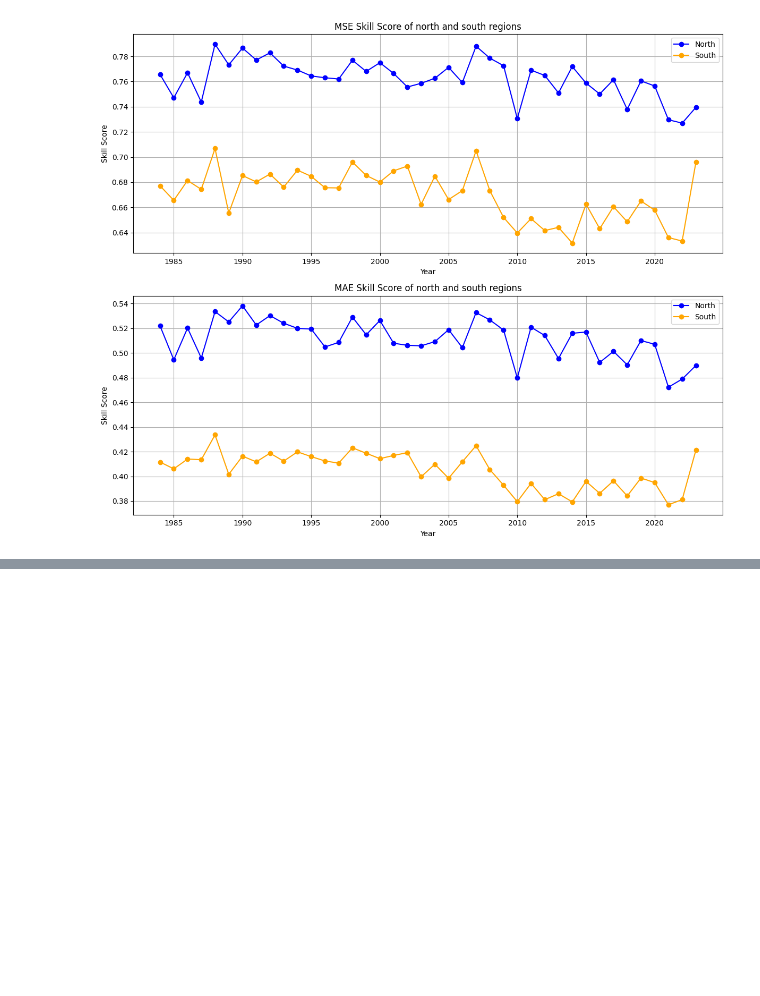
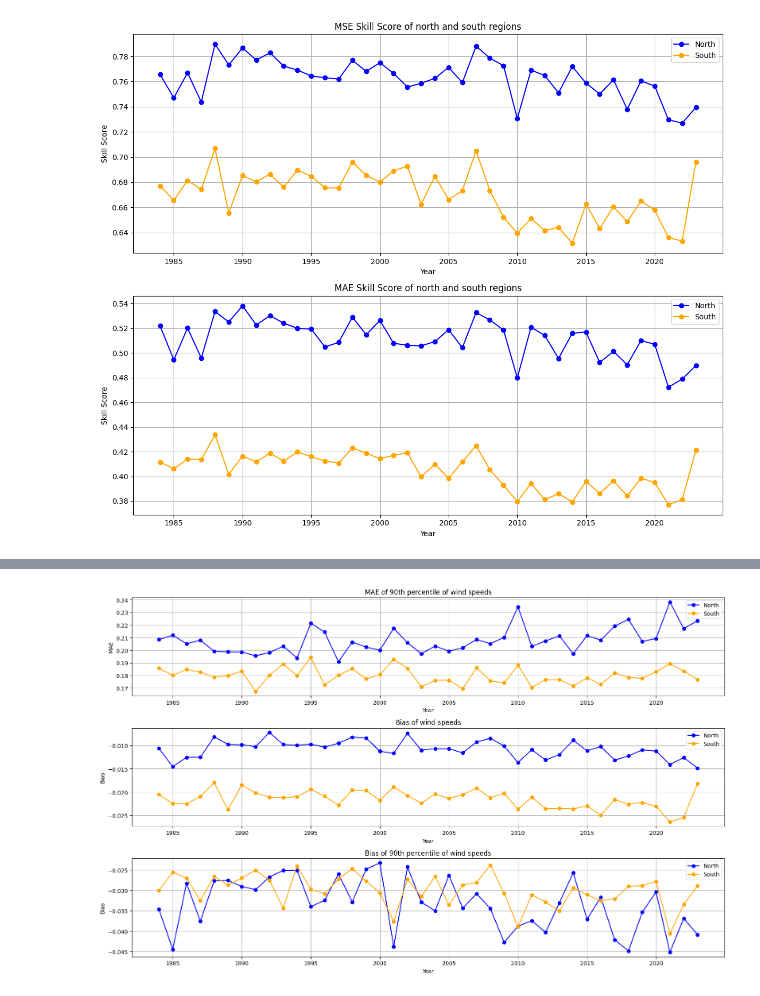
Before and after one commit to UBela/temporal_sr, a Jupyter notebook: notebooks/north_south.ipynb, the cells around one changed output, grey strips where cells are left out. Cells and saved outputs as stored; diff of their text form; code cells hidden in the pictures; blank space fills up the shorter version.

```diff
--- a/notebooks/north_south.ipynb
+++ b/notebooks/north_south.ipynb
@@ -306,0 +307,48 @@ plot_skill_scores(years, mse_skill_score2, mae_skill_score2)
+# %%
+top_percentile_mae = {"north": [], "south": []}
+bias_per_year = {"north": [], "south": [], "north_90th": [], "south_90th": []}
+for year in years:
+    north_gt = ws_dict_north[year]['Ground Truth']
+    south_gt = ws_dict_south[year]['Ground Truth']
+    north_edsr = ws_dict_north[year]['EDSR']
+    south_edsr = ws_dict_south[year]['EDSR']
+    mask_north = np.where(north_gt > np.percentile(north_gt, 90))
+    mask_south = np.where(south_gt > np.percentile(south_gt, 90))
+
+    top_percentile_mae["north"].append(mae(north_edsr[mask_north], north_gt[mask_north]))
+    top_percentile_mae["south"].append(mae(south_edsr[mask_south], south_gt[mask_south]))
+
+
+    bias_per_year["north"].append((north_edsr - north_gt).mean())
+    bias_per_year["south"].append((south_edsr - south_gt).mean())
+    bias_per_year["north_90th"].append((north_edsr[mask_north] - north_gt[mask_north]).mean())
+    bias_per_year["south_90th"].append((south_edsr[mask_south] - south_gt[mask_south]).mean())
+# %%
+fig, ax = plt.subplots(3,1, figsize=(16, 10))
+ax[0].plot(years, top_percentile_mae["north"], 'o-', label='North', color='blue')
+ax[0].plot(years, top_percentile_mae["south"], 'o-', label='South', color='orange')
+ax[0].set_title('MAE of 90th percentile of wind speeds')
+ax[0].set_xlabel('Year')
+ax[0].set_ylabel('MAE')
+ax[0].legend()
+ax[0].grid(True)
+
+ax[1].plot(years, bias_per_year["north"], 'o-', label='North', color='blue')
+ax[1].plot(years, bias_per_year["south"], 'o-', label='South', color='orange')
+ax[1].set_title('Bias of wind speeds')
+ax[1].set_xlabel('Year')
+ax[1].set_ylabel('Bias')
+ax[1].legend()
+ax[1].grid(True)
+
+ax[2].plot(years, bias_per_year["north_90th"], 'o-', label='North', color='blue')
+ax[2].plot(years, bias_per_year["south_90th"], 'o-', label='South', color='orange')
+ax[2].set_title('Bias of 90th percentile of wind speeds')
+ax[2].set_xlabel('Year')
+ax[2].set_ylabel('Bias')
+ax[2].legend()
+ax[2].grid(True)
+plt.tight_layout()
+plt.show()
+# %% [output]
+[figure, added]
```
Also changed, not shown: parts of 1 cell of this notebook, 5 other files.
